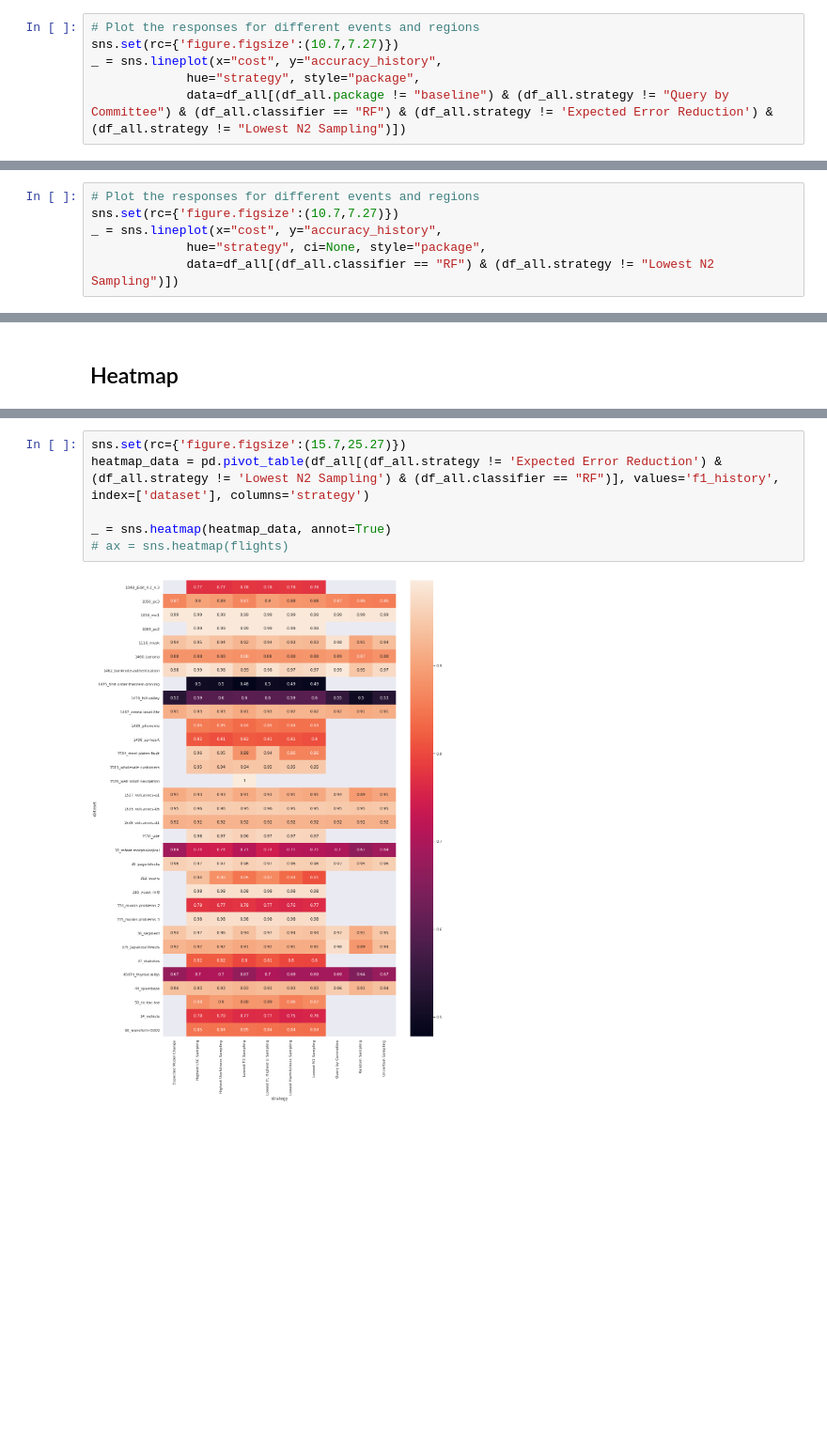
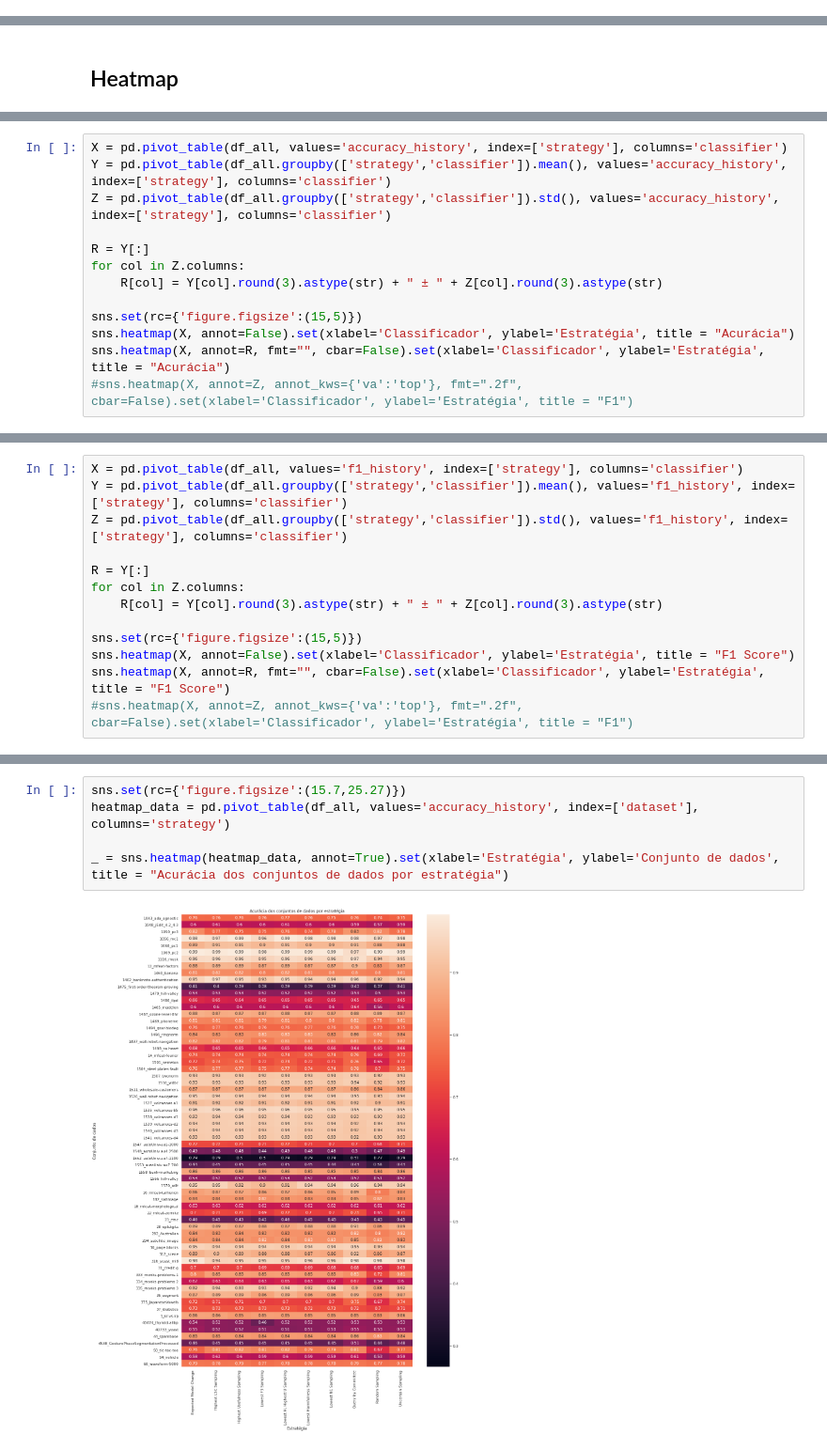
Before and after one commit to ahmoura/active_learning, a Jupyter notebook: ALIH/visualization/Viz output.ipynb, the cells around one changed output, grey strips where cells are left out. Shown at 94% size. Cells and saved outputs as stored; diff of their text form; blank space fills up the shorter version.

```diff
--- a/ALIH/visualization/Viz output.ipynb
+++ b/ALIH/visualization/Viz output.ipynb
@@ -223,9 +253,3 @@ _ = sns.lineplot(x="cost", y="accuracy_history",
 df_filter = df_all[:]
 df_filter = df_filter[(df_filter.package == 'baseline') | (df_filter.package == 'Pyhard') | ((df_filter.package == 'modAL') & (df_filter.cost == 0)) | ((df_filter.package == 'modAL') & (df_filter.cost == 10))]
 df_filter[df_filter.cost == 10] = 1
-# %%
-# Plot the responses for different events and regions
-sns.set(rc={'figure.figsize':(10.7,7.27)})
-_ = sns.lineplot(x="cost", y="accuracy_history",
-             hue="strategy", style="package",
-             data=df_all[(df_all.package != "baseline") & (df_all.strategy != "Query by Committee") & (df_all.classifier == "RF") & (df_all.strategy != 'Expected Error Reduction') & (df_all.strategy != "Lowest N2 Sampling")])
@@ -234,6 +255,0 @@ _ = sns.lineplot(x="cost", y="accuracy_history",
-# %%
-# Plot the responses for different events and regions
-sns.set(rc={'figure.figsize':(10.7,7.27)})
-_ = sns.lineplot(x="cost", y="accuracy_history",
-             hue="strategy", ci=None, style="package",
-             data=df_all[(df_all.classifier == "RF") & (df_all.strategy != "Lowest N2 Sampling")])
@@ -289,0 +311,13 @@ _ = sns.heatmap(heatmap_data, annot=True)
+# %%
+X = pd.pivot_table(df_all, values='accuracy_history', index=['strategy'], columns='classifier')
+Y = pd.pivot_table(df_all.groupby(['strategy','classifier']).mean(), values='accuracy_history', index=['strategy'], columns='classifier')
+Z = pd.pivot_table(df_all.groupby(['strategy','classifier']).std(), values='accuracy_history', index=['strategy'], columns='classifier')
+
+R = Y[:]
+for col in Z.columns:
+    R[col] = Y[col].round(3).astype(str) + " ± " + Z[col].round(3).astype(str)
+
+sns.set(rc={'figure.figsize':(15,5)})
+sns.heatmap(X, annot=False).set(xlabel='Classificador', ylabel='Estratégia', title = "Acurácia")
+sns.heatmap(X, annot=R, fmt="", cbar=False).set(xlabel='Classificador', ylabel='Estratégia', title = "Acurácia")
+#sns.heatmap(X, annot=Z, annot_kws={'va':'top'}, fmt=".2f", cbar=False).set(xlabel='Classificador', ylabel='Estratégia', title = "F1")
@@ -289,0 +329,13 @@ _ = sns.heatmap(heatmap_data, annot=True)
+# %%
+X = pd.pivot_table(df_all, values='f1_history', index=['strategy'], columns='classifier')
+Y = pd.pivot_table(df_all.groupby(['strategy','classifier']).mean(), values='f1_history', index=['strategy'], columns='classifier')
+Z = pd.pivot_table(df_all.groupby(['strategy','classifier']).std(), values='f1_history', index=['strategy'], columns='classifier')
+
+R = Y[:]
+for col in Z.columns:
+    R[col] = Y[col].round(3).astype(str) + " ± " + Z[col].round(3).astype(str)
+
+sns.set(rc={'figure.figsize':(15,5)})
+sns.heatmap(X, annot=False).set(xlabel='Classificador', ylabel='Estratégia', title = "F1 Score")
+sns.heatmap(X, annot=R, fmt="", cbar=False).set(xlabel='Classificador', ylabel='Estratégia', title = "F1 Score")
+#sns.heatmap(X, annot=Z, annot_kws={'va':'top'}, fmt=".2f", cbar=False).set(xlabel='Classificador', ylabel='Estratégia', title = "F1")
@@ -290,8 +347,7 @@ _ = sns.heatmap(heatmap_data, annot=True)
 # %%
 sns.set(rc={'figure.figsize':(15.7,25.27)})
-heatmap_data = pd.pivot_table(df_all[(df_all.strategy != 'Expected Error Reduction') & (df_all.strategy != 'Lowest N2 Sampling') & (df_all.classifier == "RF")], values='f1_history', index=['dataset'], columns='strategy')
+heatmap_data = pd.pivot_table(df_all, values='accuracy_history', index=['dataset'], columns='strategy')
 
-_ = sns.heatmap(heatmap_data, annot=True)
-# ax = sns.heatmap(flights)
+_ = sns.heatmap(heatmap_data, annot=True).set(xlabel='Estratégia', ylabel='Conjunto de dados', title = "Acurácia dos conjuntos de dados por estratégia")
 # %% [output]
-[figure, old version]
+[figure, new version]
```
Also changed, not shown: parts of 35 cells of this notebook.
